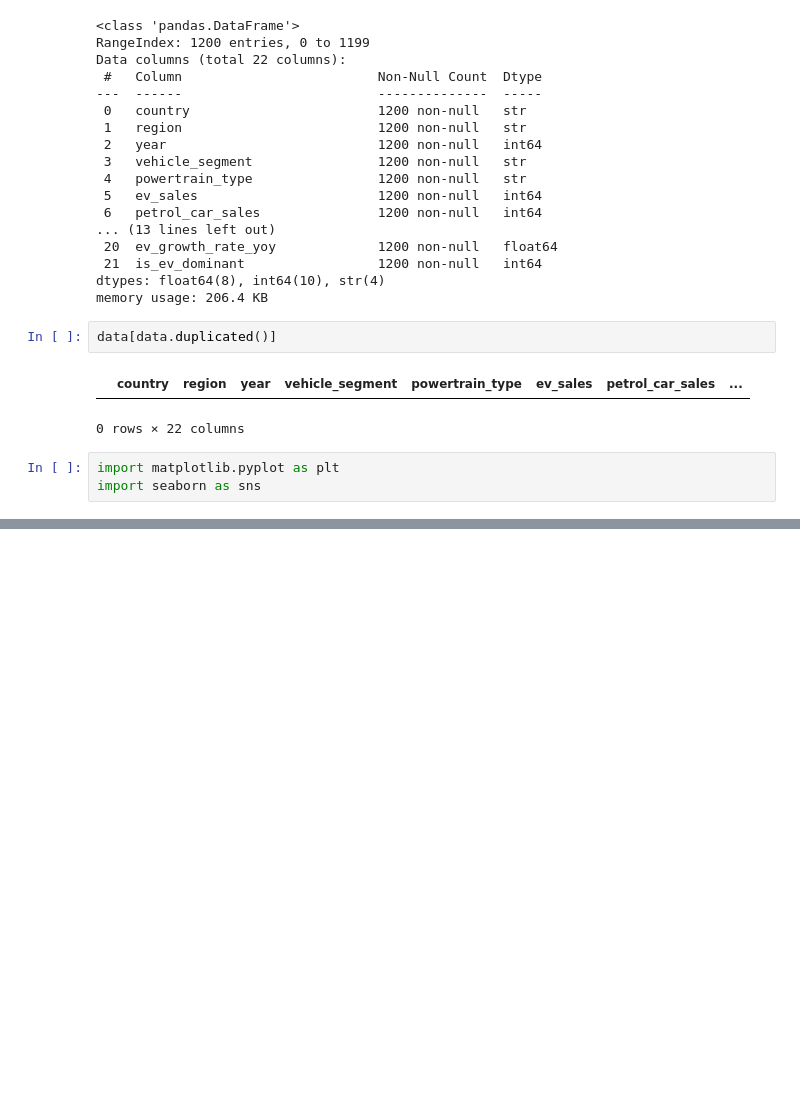
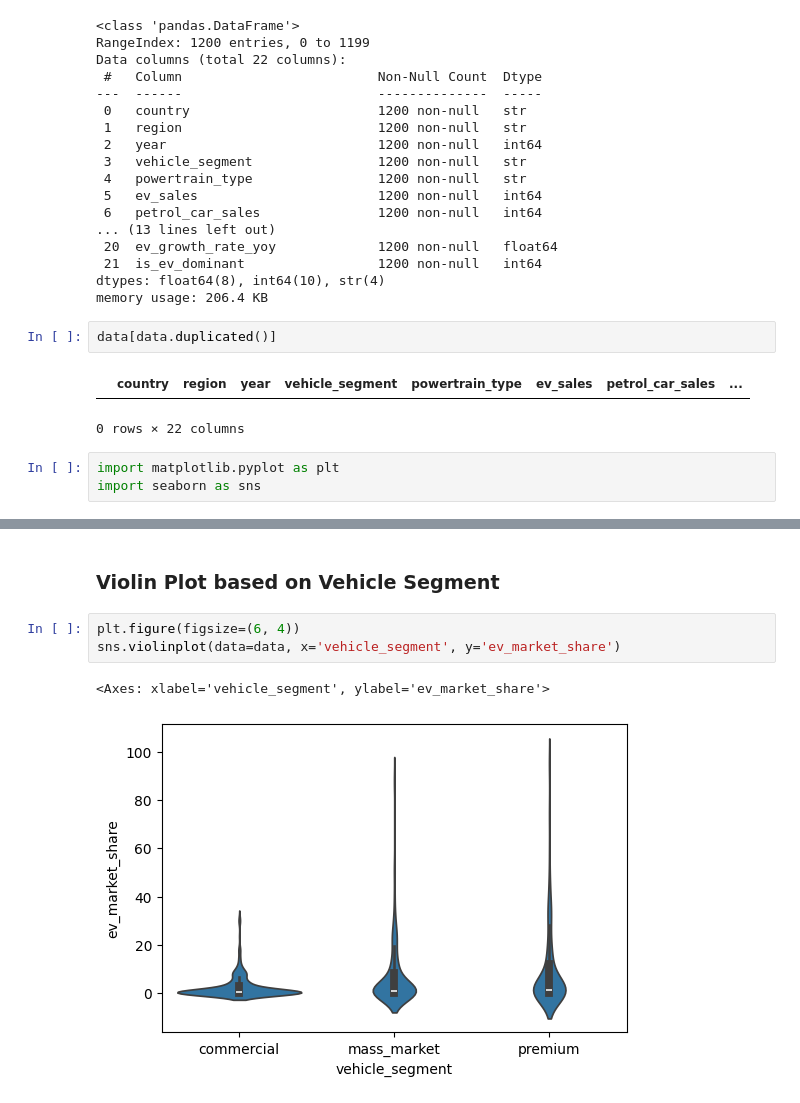
Before and after one commit to leonjayakusuma/EV_Petrol_ML, a Jupyter notebook: model.ipynb, the cells around one changed output, grey strips where cells are left out. Drawn from its saved outputs; the diff is of its cells as text; blank space fills up the shorter version.

```diff
--- a/model.ipynb
+++ b/model.ipynb
@@ -66,0 +91,8 @@ plt.figure(figsize=(4, 6))
+# %% [markdown]
+### Violin Plot based on Vehicle Segment
+# %%
+plt.figure(figsize=(6, 4))
+sns.violinplot(data=data, x='vehicle_segment', y='ev_market_share')
+# %% [output]
+<Axes: xlabel='vehicle_segment', ylabel='ev_market_share'>
+[figure, added]
```
Also changed, not shown: parts of 14 cells of this notebook.
